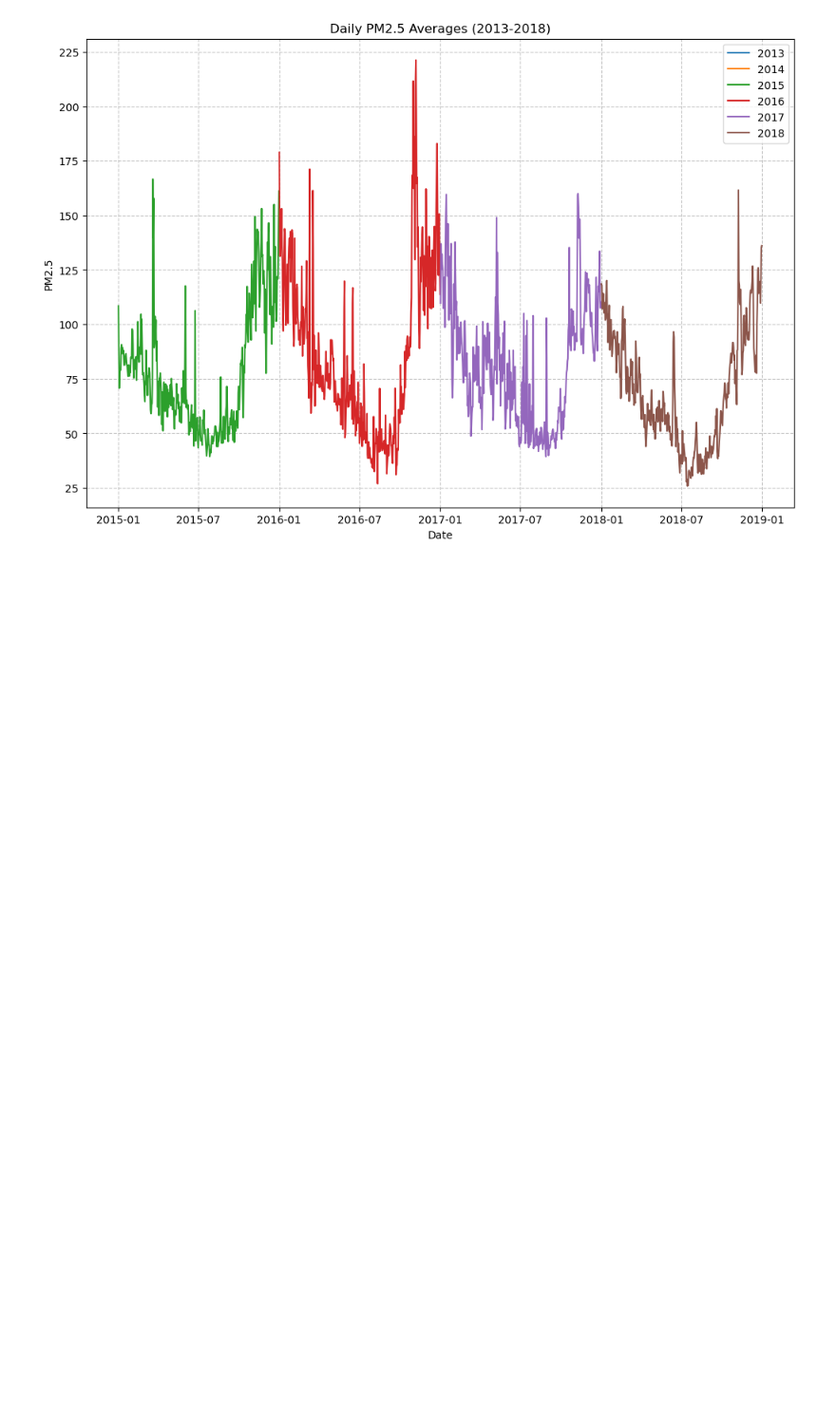
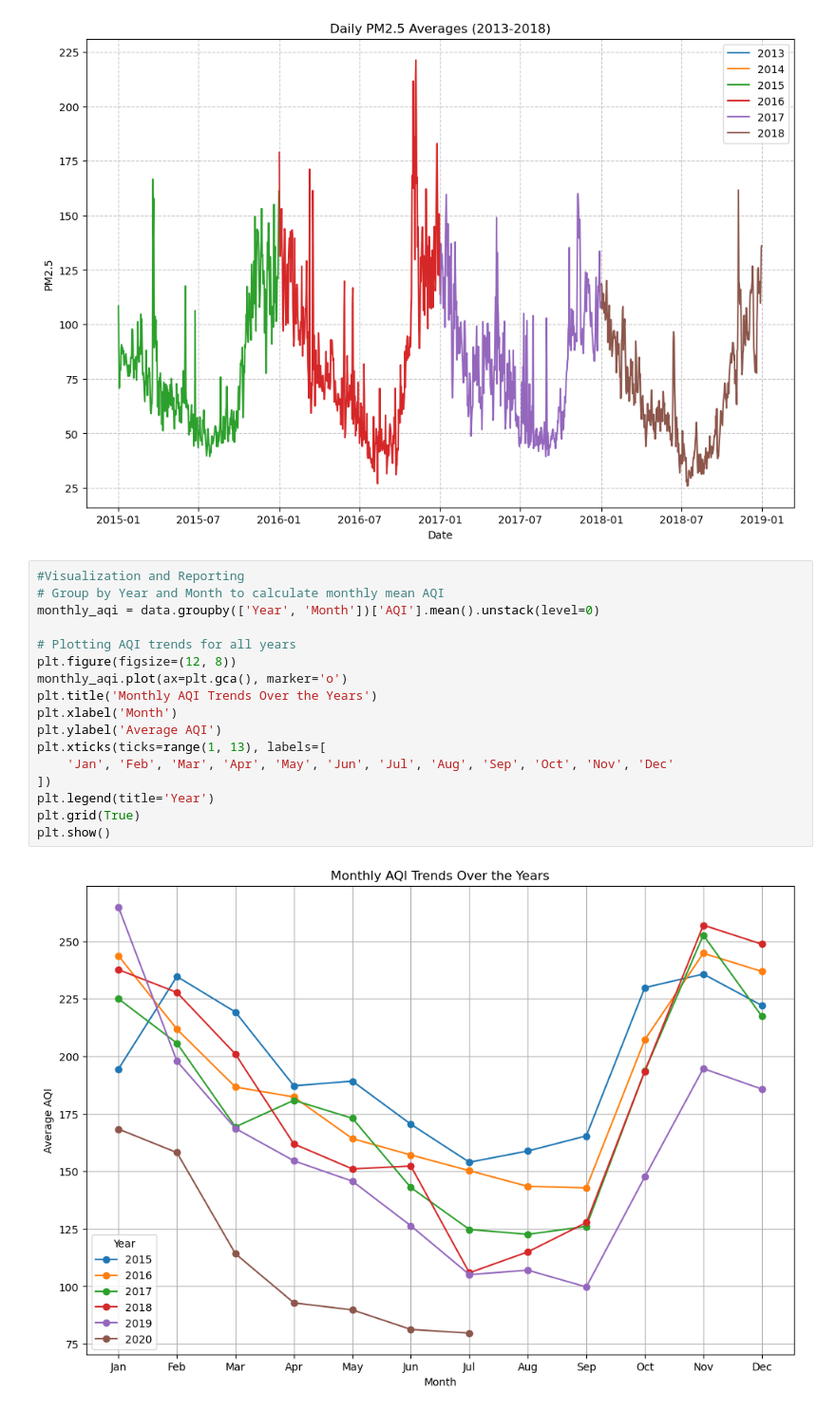
Before and after one commit to anusreepi/air-quality, a Jupyter notebook: air.ipynb, the cells around one changed output. Shown: that part at 95% size. Saved outputs shown, nothing was run; the diff lists cells and outputs as text; blank space fills up the shorter version.

Commit message:
Visualization

```diff
--- a/air.ipynb
+++ b/air.ipynb
@@ -299,3 +299,22 @@ def plot_daily_pm25_trends(daily_avg):
 plot_daily_pm25_trends(daily_pm25_avg)
 # %% [output]
 [figure]
+# %%
+#Visualization and Reporting
+# Group by Year and Month to calculate monthly mean AQI
+monthly_aqi = data.groupby(['Year', 'Month'])['AQI'].mean().unstack(level=0)
+
+# Plotting AQI trends for all years
+plt.figure(figsize=(12, 8))
+monthly_aqi.plot(ax=plt.gca(), marker='o')
+plt.title('Monthly AQI Trends Over the Years')
+plt.xlabel('Month')
+plt.ylabel('Average AQI')
+plt.xticks(ticks=range(1, 13), labels=[
+    'Jan', 'Feb', 'Mar', 'Apr', 'May', 'Jun', 'Jul', 'Aug', 'Sep', 'Oct', 'Nov', 'Dec'
+])
+plt.legend(title='Year')
+plt.grid(True)
+plt.show()
+# %% [output]
+[figure, added]
```
Also changed, not shown: parts of 3 cells of this notebook.
